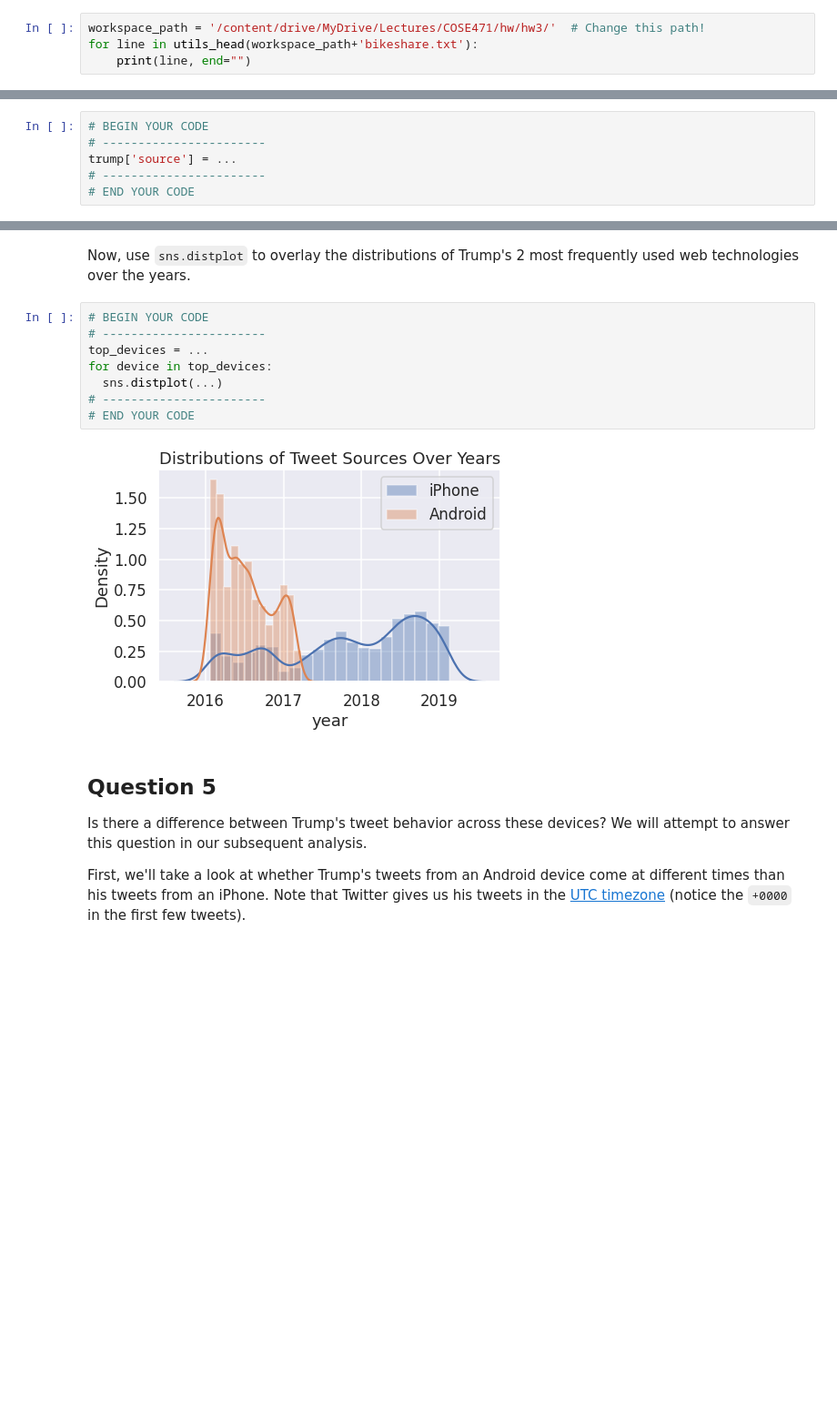
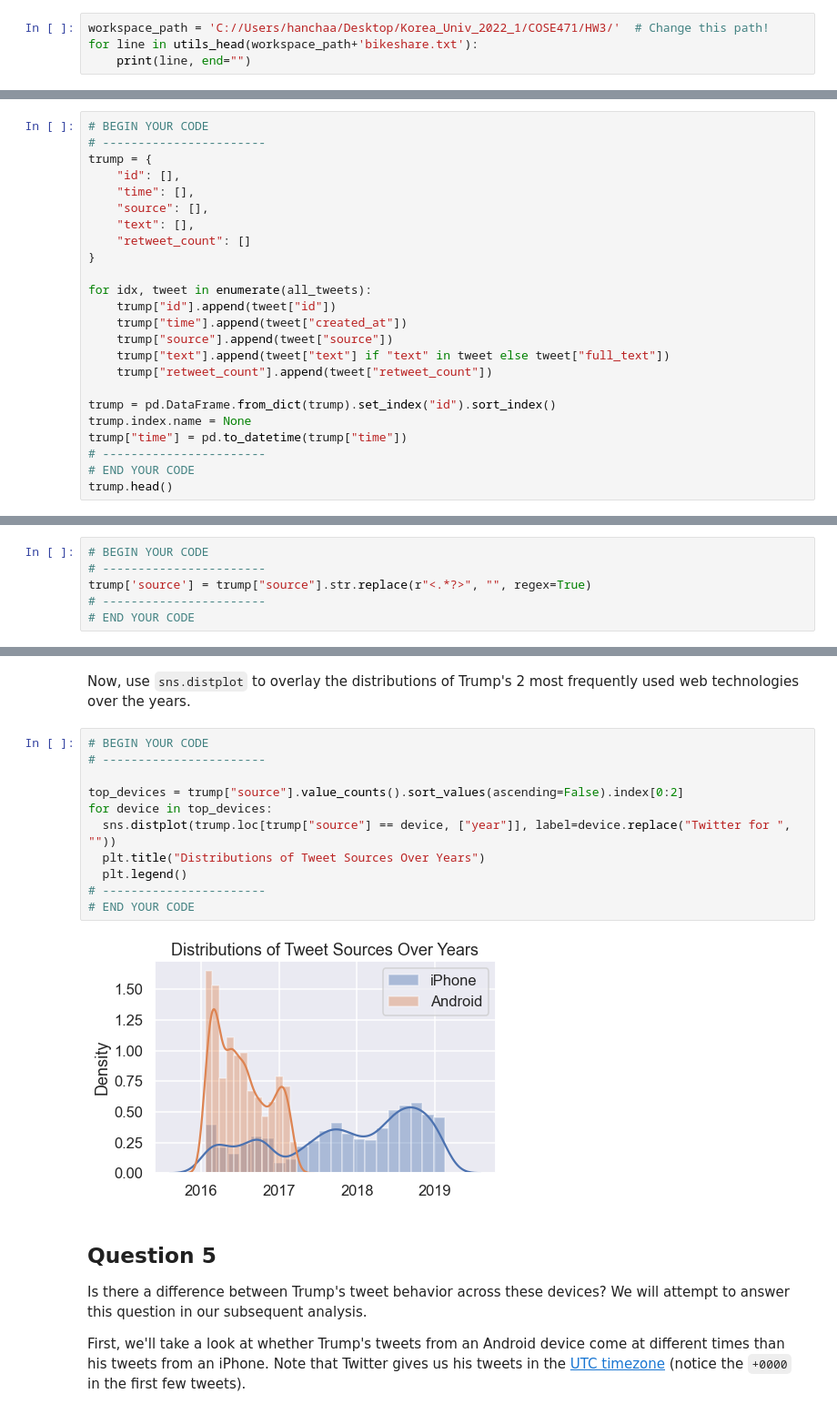
Before and after one commit to hanchaa/Korea_Univ_2022_1, a Jupyter notebook: COSE471/HW3/hw3.ipynb, the cells around one changed output, grey strips where cells are left out. Shown at 91% size. Cells and saved outputs as stored; diff of their text form; blank space fills up the shorter version.

Commit message:
feat(COSE471_hw3): done hw3

```diff
--- a/COSE471/HW3/hw3.ipynb
+++ b/COSE471/HW3/hw3.ipynb
@@ -116,5 +114,5 @@ Current directory:
 # %%
-workspace_path = '/content/drive/MyDrive/Lectures/COSE471/hw/hw3/'  # Change this path!
+workspace_path = 'C://Users/hanchaa/Desktop/Korea_Univ_2022_1/COSE471/HW3/'  # Change this path!
 for line in utils_head(workspace_path+'bikeshare.txt'):
     print(line, end="")
 # %% [output]
@@ -327,0 +334,24 @@ trump.head()
+# %%
+# BEGIN YOUR CODE
+# -----------------------
+trump = {
+    "id": [],
+    "time": [],
+    "source": [],
+    "text": [],
+    "retweet_count": []
+}
+
+for idx, tweet in enumerate(all_tweets):
+    trump["id"].append(tweet["id"])
+    trump["time"].append(tweet["created_at"])
+    trump["source"].append(tweet["source"])
+    trump["text"].append(tweet["text"] if "text" in tweet else tweet["full_text"])
+    trump["retweet_count"].append(tweet["retweet_count"])
+
+trump = pd.DataFrame.from_dict(trump).set_index("id").sort_index()
+trump.index.name = None
+trump["time"] = pd.to_datetime(trump["time"])
+# -----------------------
+# END YOUR CODE
+trump.head()
@@ -374,7 +411,7 @@ points: 1
 # %%
 # BEGIN YOUR CODE
 # -----------------------
-trump['source'] = ...
+trump['source'] = trump["source"].str.replace(r"<.*?>", "", regex=True)
 # -----------------------
 # END YOUR CODE
 # %%
@@ -423,13 +476,16 @@ manual: true
 # %%
 # BEGIN YOUR CODE
 # -----------------------
-top_devices = ...
+
+top_devices = trump["source"].value_counts().sort_values(ascending=False).index[0:2]
 for device in top_devices:
-  sns.distplot(...)
+  sns.distplot(trump.loc[trump["source"] == device, ["year"]], label=device.replace("Twitter for ", ""))
+  plt.title("Distributions of Tweet Sources Over Years")
+  plt.legend()
 # -----------------------
 # END YOUR CODE
 # %% [output]
-[figure, old version]
+[figure, new version]
 # %% [markdown]
 ## Question 5
 
```
Also changed, not shown: parts of 21 cells of this notebook.
